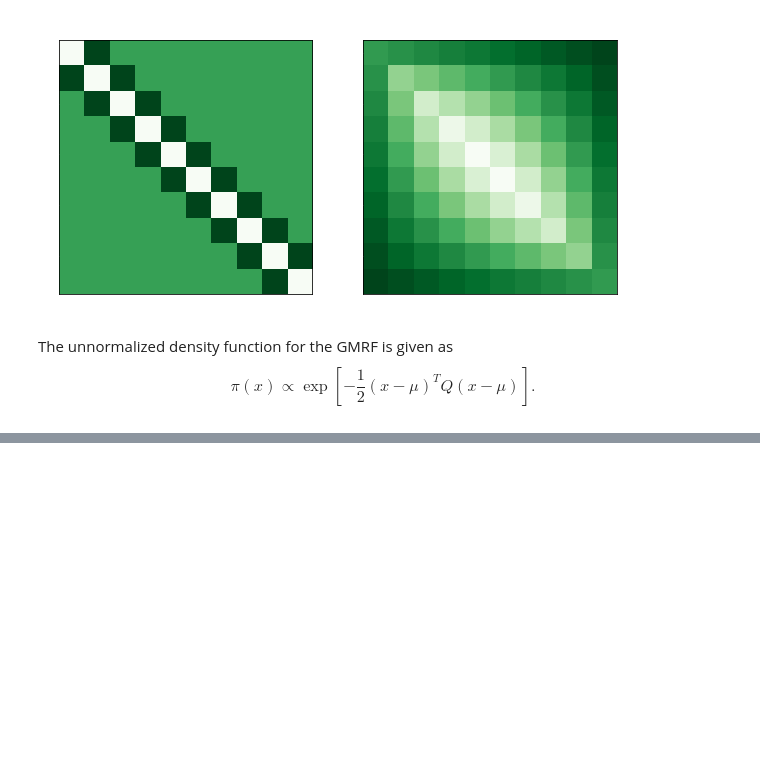
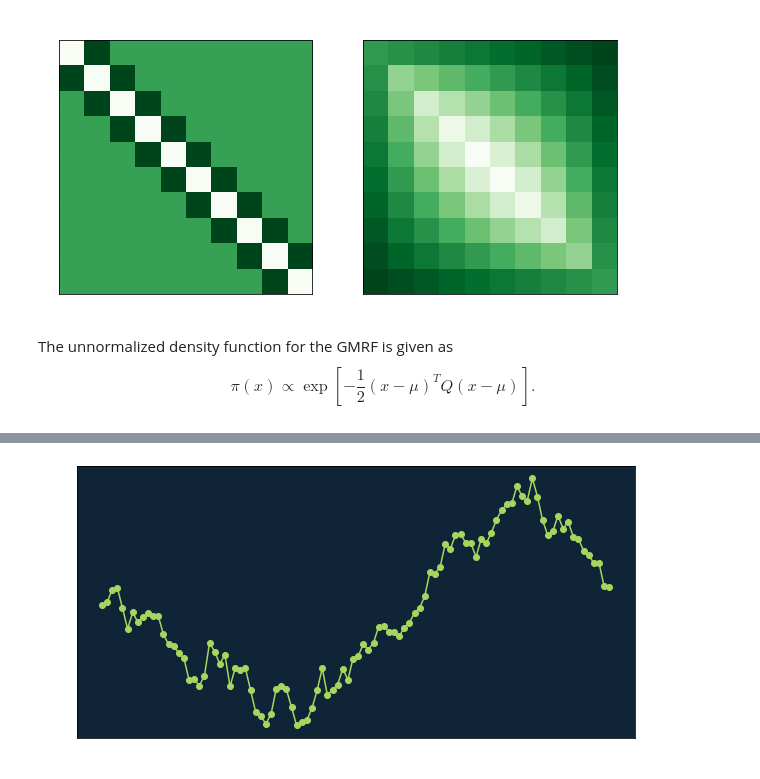
Before and after one commit to jlindbloom/jlindbloom.github.io, a Jupyter notebook: posts/hierarchical_cmrf.ipynb, the cells around one changed output, grey strips where cells are left out. Cells and saved outputs as stored; diff of their text form; code cells hidden in the pictures; blank space fills up the shorter version.

```diff
--- a/posts/hierarchical_cmrf.ipynb
+++ b/posts/hierarchical_cmrf.ipynb
@@ -287,0 +178,32 @@ For a demonstration of a line plot on a polar axis, see @fig-polar.
+# %%
+#| label: fig-random_walk_draw_prec_method
+#| fig-cap: A single draw from a 1D GMRF, using the precision method.
+
+from sksparse.cholmod import cholesky
+
+N = 100
+
+# Build D matrix
+d_mat = sp.eye(N)
+d_mat.setdiag(-1, k=-1)
+d_mat = sp.csr_matrix(d_mat)
+
+# Build precision
+prec_mat = d_mat.T @ d_mat
+prec_mat = sp.csc_matrix(prec_mat)
+
+# Compute (sparse) cholesky factorization
+# The natural ordering method doesn't permute the nodes (our precision is already sparse)
+factor = cholesky(prec_mat, ordering_method='natural')
+
+# Solve L^T x = z
+np.random.seed(0)
+z = np.random.normal(size=N)
+sample_prec_method = factor.solve_Lt(z, use_LDLt_decomposition=False)
+
+fig, axs = plt.subplots(figsize=(10,5))
+axs.plot(sample_prec_method, "o-", color="#A5D75E")
+#axs.set_title("A single draw from the random walk on the line")
+plt.show()
+# %% [output]
+[figure, added]
```
Also changed, not shown: parts of 56 cells of this notebook, 39 other files.
